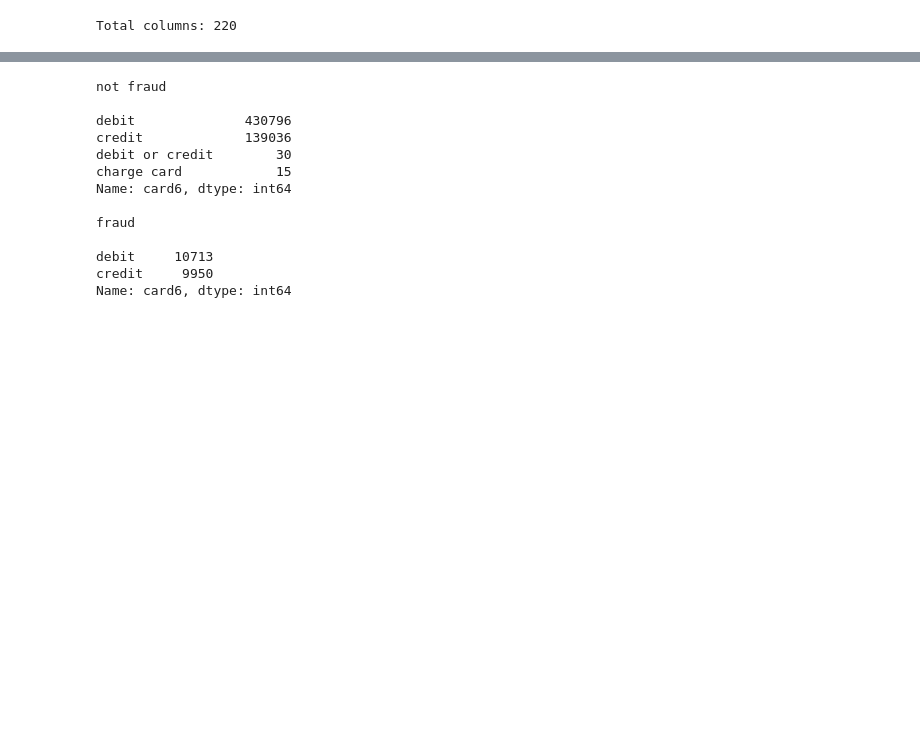
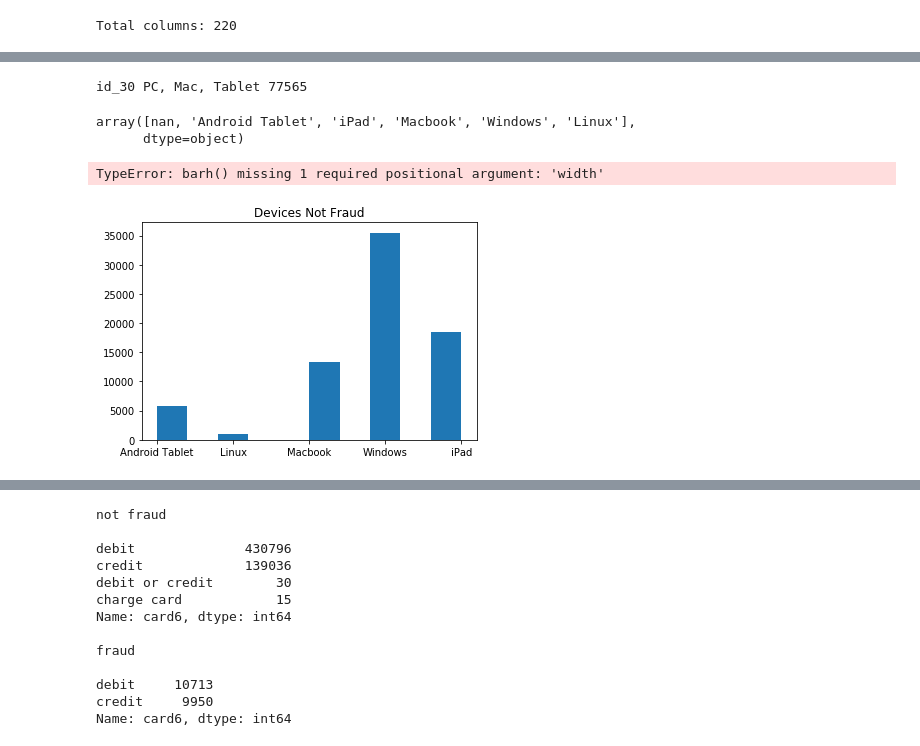
Before and after one commit to kirahman2/fraud_detection, a Jupyter notebook: Fraud Detection EDA.ipynb, the cells around one changed output, grey strips where cells are left out. Drawn from its saved outputs; the diff is of its cells as text; code cells hidden in the pictures; blank space fills up the shorter version.

```diff
--- a/Fraud Detection EDA.ipynb
+++ b/Fraud Detection EDA.ipynb
@@ -534,0 +472,3 @@ df_eda_fraud = df_eda[df_eda.isFraud==1]
+# %%
+df_eda['Device'][4] = 'test'
+df_eda['Device']
@@ -534,0 +488,42 @@ df_eda_fraud = df_eda[df_eda.isFraud==1]
+# %%
+# id_30 - shows Desktop and Mobile
+df_eda['Device'] = df_eda['id_30']
+
+temp_len = 0
+for val in ['Android', 'Mac', 'iOS', 'Linux', 'Windows', 'func', 'other']:
+    col_index = df_eda[(df_eda.id_30.str.contains(val))
+                       & df_eda.id_30.notnull()].id_30.index
+
+    if val=='Mac':
+        df_eda['Device'][col_index] = 'Macbook'
+    elif val=='iOS':
+        df_eda['Device'][col_index] = 'iPad'
+    elif val=='Android':
+        df_eda['Device'][col_index] = 'Android Tablet'
+    # NEXT, get the next if statement working, then clean this up and create more EDA out of this..
+    elif (val=='func') | (val=='other'):
+        df_eda['Device'][col_index] = 'Windows'
+
+    else:
+        df_eda['Device'][col_index] = val
+
+df_eda['Device'].unique()
+# %% [output]
+id_30 PC, Mac, Tablet 77565
+array([nan, 'Android Tablet', 'iPad', 'Macbook', 'Windows', 'Linux'],
+      dtype=object)
+# %%
+col_device_not_fraud = df_eda[(df_eda['Device'].notnull())
+                            & (df_eda.isFraud==0)].Device
+col_device_fraud = df_eda[(df_eda['Device'].notnull())
+                          & (df_eda.isFraud==1)].Device
+# %%
+plt.barh(col_device_not_fraud.sort_values())
+# %% [output]
+TypeError: barh() missing 1 required positional argument: 'width'
+# %%
+plt.hist(col_device_not_fraud.sort_values())
+plt.title('Devices Not Fraud')
+plt.show()
+# %% [output]
+[figure, added]
```
Also changed, not shown: parts of 64 cells of this notebook.
